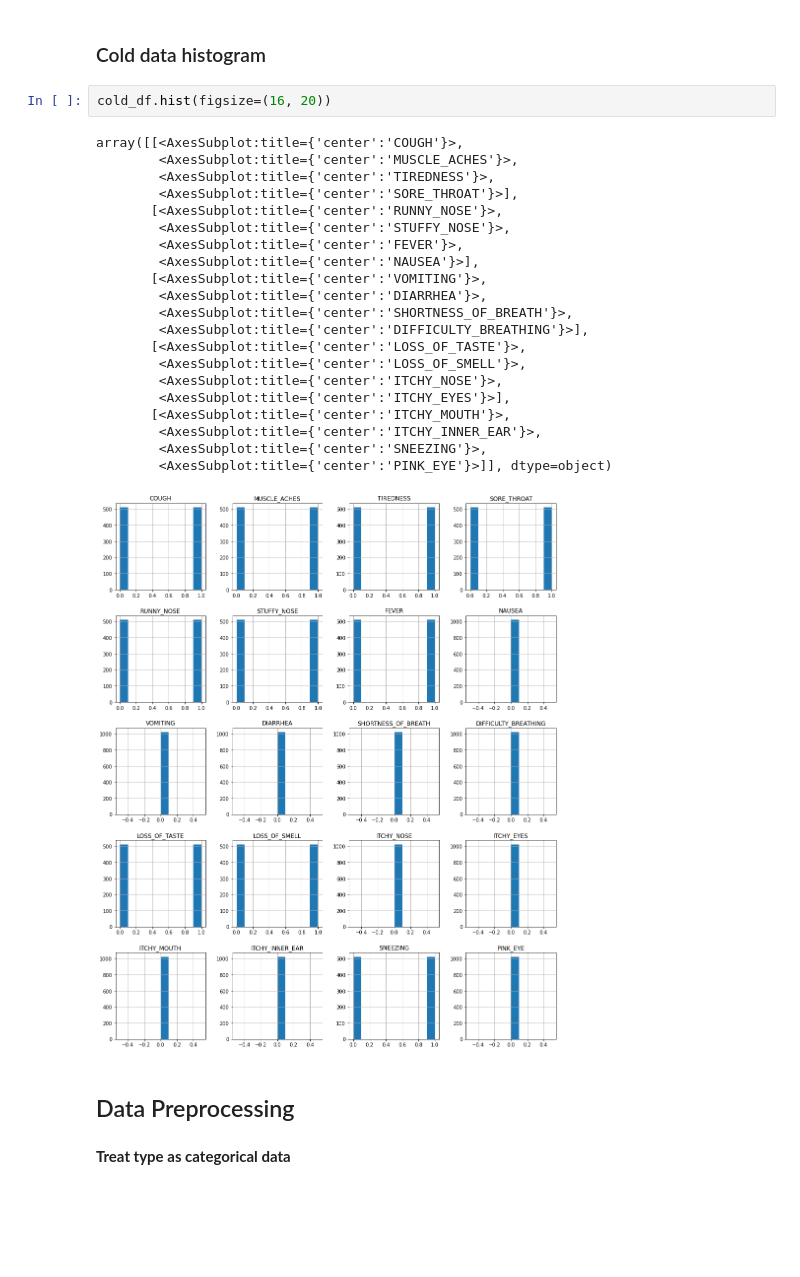
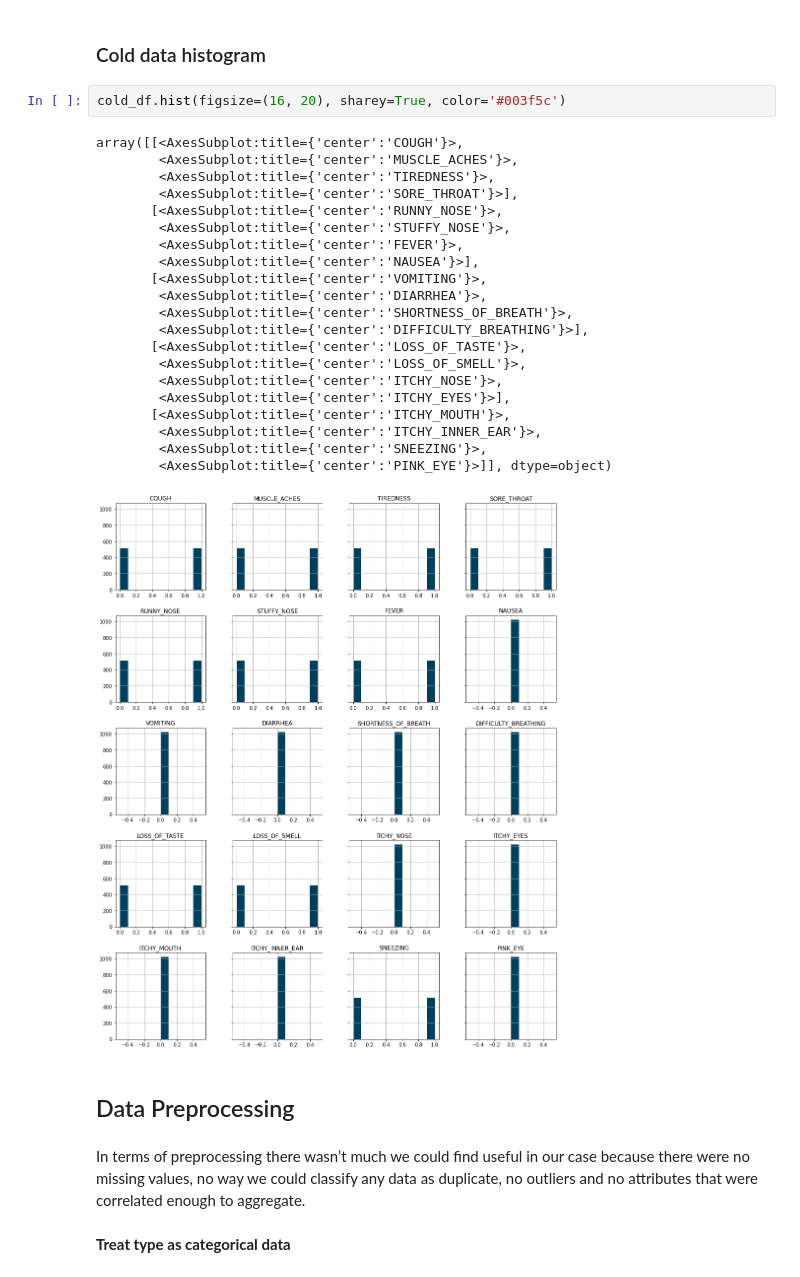
Before and after one commit to reluzita/FEUP-IART-PROJ, a Jupyter notebook: proj2/delivery.ipynb, the cells around one changed output. Cells and saved outputs as stored; diff of their text form; blank space fills up the shorter version.

```diff
--- a/proj2/delivery.ipynb
+++ b/proj2/delivery.ipynb
@@ -207,31 +205,33 @@ array([[<AxesSubplot:title={'center':'COUGH'}>,
 # %% [markdown]
 ### Cold data histogram
 # %%
-cold_df.hist(figsize=(16, 20))
+cold_df.hist(figsize=(16, 20), sharey=True, color='#003f5c')
 # %% [output]
 array([[<AxesSubplot:title={'center':'COUGH'}>,
         <AxesSubplot:title={'center':'MUSCLE_ACHES'}>,
         <AxesSubplot:title={'center':'TIREDNESS'}>,
         <AxesSubplot:title={'center':'SORE_THROAT'}>],
        [<AxesSubplot:title={'center':'RUNNY_NOSE'}>,
         <AxesSubplot:title={'center':'STUFFY_NOSE'}>,
         <AxesSubplot:title={'center':'FEVER'}>,
         <AxesSubplot:title={'center':'NAUSEA'}>],
        [<AxesSubplot:title={'center':'VOMITING'}>,
         <AxesSubplot:title={'center':'DIARRHEA'}>,
         <AxesSubplot:title={'center':'SHORTNESS_OF_BREATH'}>,
         <AxesSubplot:title={'center':'DIFFICULTY_BREATHING'}>],
        [<AxesSubplot:title={'center':'LOSS_OF_TASTE'}>,
         <AxesSubplot:title={'center':'LOSS_OF_SMELL'}>,
         <AxesSubplot:title={'center':'ITCHY_NOSE'}>,
         <AxesSubplot:title={'center':'ITCHY_EYES'}>],
        [<AxesSubplot:title={'center':'ITCHY_MOUTH'}>,
         <AxesSubplot:title={'center':'ITCHY_INNER_EAR'}>,
         <AxesSubplot:title={'center':'SNEEZING'}>,
         <AxesSubplot:title={'center':'PINK_EYE'}>]], dtype=object)
-[figure, old version]
+[figure, new version]
 # %% [markdown]
 ## Data Preprocessing
+# %% [markdown]
+In terms of preprocessing there wasn’t much we could find useful in our case because there were no missing values, no way we could classify any data as duplicate, no outliers and no attributes that were correlated enough to aggregate.
 # %% [markdown]
 **Treat type as categorical data**
 # %% [markdown]
```
Also changed, not shown: parts of 63 cells of this notebook.
